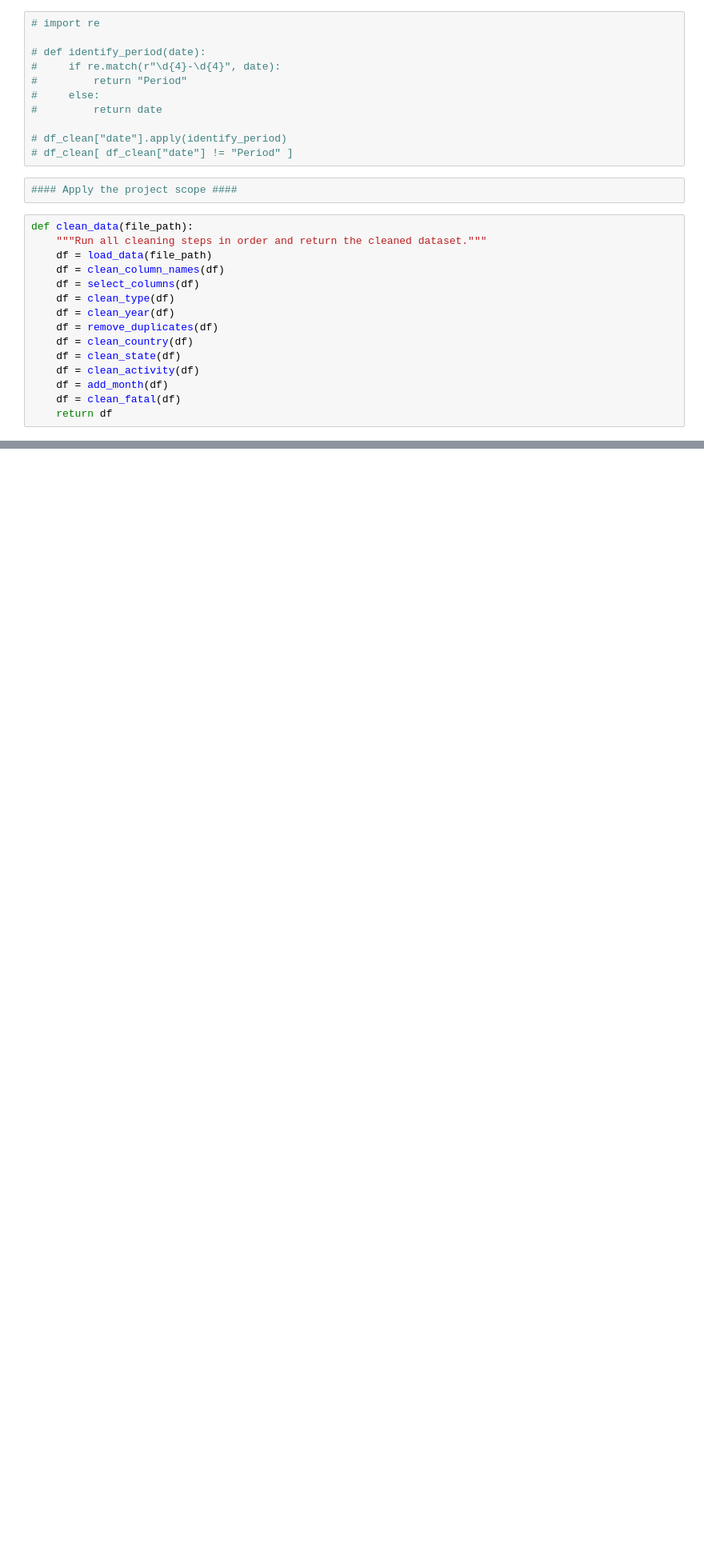
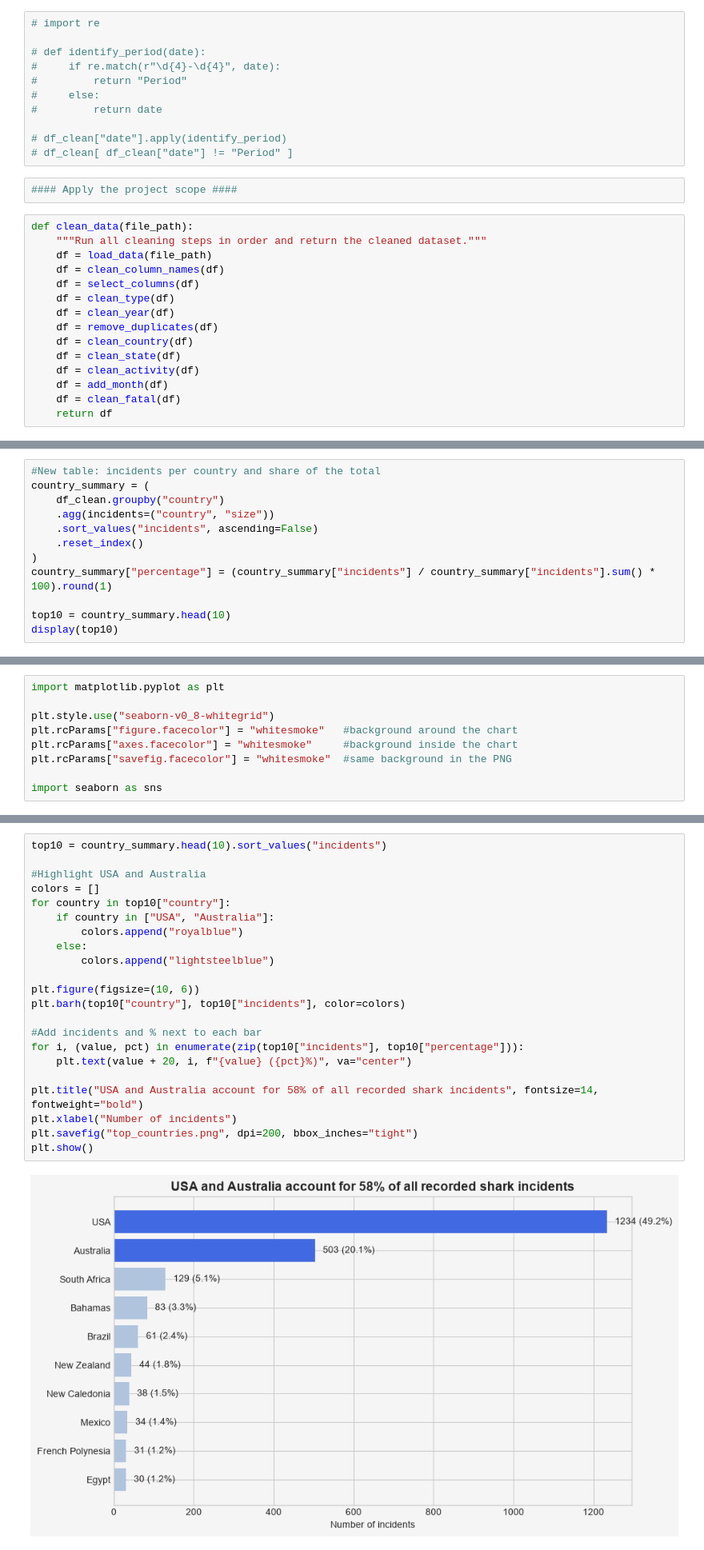
Before and after one commit to catarina-bm/shark_attacks, a Jupyter notebook: quest_shark_attack_catarina.ipynb, the cells around one changed output, grey strips where cells are left out. Shown at 80% size. Cells and saved outputs as stored; diff of their text form; blank space fills up the shorter version.

Commit message:
Quest_Shark_Attack_last_version

```diff
--- a/quest_shark_attack_catarina.ipynb
+++ b/quest_shark_attack_catarina.ipynb
@@ -476,0 +734,12 @@ df_activity = df_clean[~df_clean["activity_clean"].isin(["unknown", "other"])]
+# %%
+#New table: incidents per country and share of the total
+country_summary = (
+    df_clean.groupby("country")
+    .agg(incidents=("country", "size"))
+    .sort_values("incidents", ascending=False)
+    .reset_index()
+)
+country_summary["percentage"] = (country_summary["incidents"] / country_summary["incidents"].sum() * 100).round(1)
+
+top10 = country_summary.head(10)
+display(top10)
@@ -476,0 +758,9 @@ df_activity = df_clean[~df_clean["activity_clean"].isin(["unknown", "other"])]
+# %%
+import matplotlib.pyplot as plt
+
+plt.style.use("seaborn-v0_8-whitegrid")
+plt.rcParams["figure.facecolor"] = "whitesmoke"   #background around the chart
+plt.rcParams["axes.facecolor"] = "whitesmoke"     #background inside the chart
+plt.rcParams["savefig.facecolor"] = "whitesmoke"  #same background in the PNG
+
+import seaborn as sns
@@ -476,0 +804,24 @@ df_activity = df_clean[~df_clean["activity_clean"].isin(["unknown", "other"])]
+# %%
+top10 = country_summary.head(10).sort_values("incidents")
+
+#Highlight USA and Australia
+colors = []
+for country in top10["country"]:
+    if country in ["USA", "Australia"]:
+        colors.append("royalblue")
+    else:
+        colors.append("lightsteelblue")
+
+plt.figure(figsize=(10, 6))
+plt.barh(top10["country"], top10["incidents"], color=colors)
+
+#Add incidents and % next to each bar
+for i, (value, pct) in enumerate(zip(top10["incidents"], top10["percentage"])):
+    plt.text(value + 20, i, f"{value} ({pct}%)", va="center")
+
+plt.title("USA and Australia account for 58% of all recorded shark incidents", fontsize=14, fontweight="bold")
+plt.xlabel("Number of incidents")
+plt.savefig("top_countries.png", dpi=200, bbox_inches="tight")
+plt.show()
+# %% [output]
+[figure, added]
```
Also changed, not shown: parts of 35 cells of this notebook.
